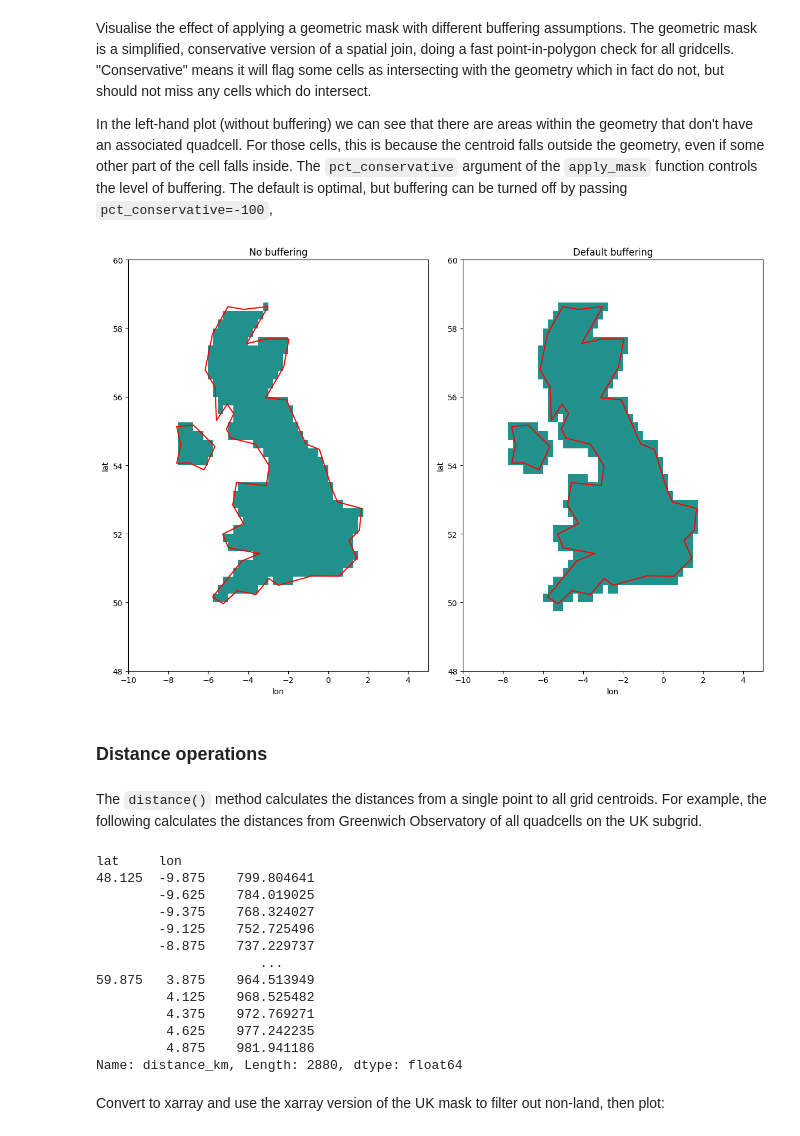
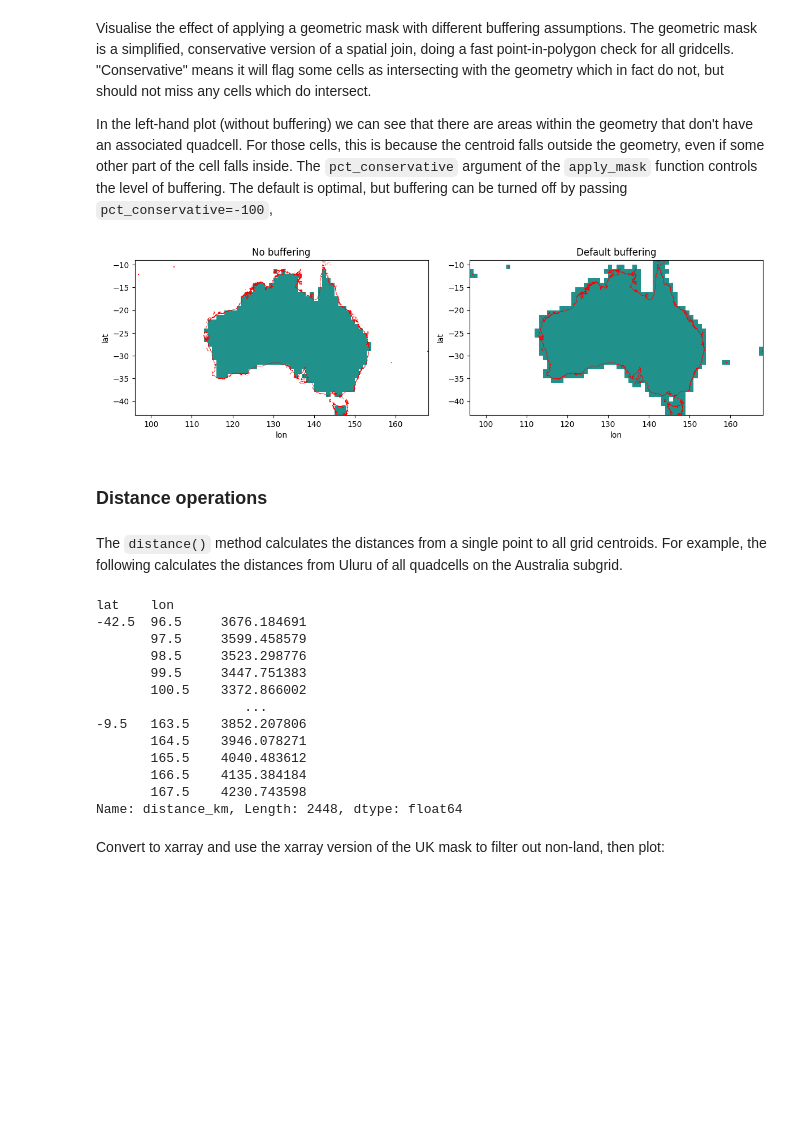
Before and after one commit to MutaharChalmers/quadgrid, a Jupyter notebook: docs/README.ipynb, the cells around one changed output. Saved outputs shown, nothing was run; the diff lists cells and outputs as text; code cells hidden in the pictures; blank space fills up the shorter version.

```diff
--- a/docs/README.ipynb
+++ b/docs/README.ipynb
@@ -37,0 +43,4 @@ uk_geom = world.set_index('iso_a3').loc['GBR','geometry']
+# %%
+path = gds.get_path('abs.australia')
+aus = gpd.read_file(path)
+aus.head(2)
@@ -98,4 +111,4 @@ Make a regional grid over the UK at 0.25$^{\circ}$ resolution:
 # %%
-q25_UK = qg.QuadGrid(0.25, lon_bounds=(-10, 5), lat_bounds=(48, 60))
-q25_UK
+q100_Aus = qg.QuadGrid(1, lon_bounds=(96, 168), lat_bounds=(-43, -9))
+q100_Aus
 # %% [output]
@@ -104,20 +117,22 @@ QuadGrid 0.25 deg | -10<=lon<=5 | 48<=lat<=60
 Visualise the effect of applying a geometric mask with different buffering assumptions. The geometric mask is a simplified, conservative version of a spatial join, doing a fast point-in-polygon check for all gridcells. "Conservative" means it will flag some cells as intersecting with the geometry which in fact do not, but should not miss any cells which do intersect.
 
 In the left-hand plot (without buffering) we can see that there are areas within the geometry that don't have an associated quadcell. For those cells, this is because the centroid falls outside the geometry, even if some other part of the cell falls inside. The `pct_conservative` argument of the `apply_mask` function controls the level of buffering. The default is optimal, but buffering can be turned off by passing `pct_conservative=-100`,
+# %%
+aus_geom = aus.loc[0, 'geometry']
 # %%
 fig, (ax1, ax2) = plt.subplots(1,2, figsize=(12,8))
-q25_UK.apply_mask(poly=uk_geom, pct_conservative=-100)
-q25_UK.to_xarray()['mask'].where(q25_UK.to_xarray()['mask']).plot(ax=ax1, add_colorbar=False)
-world[world['iso_a3']=='GBR'].boundary.plot(ax=ax1, color='r')
+q100_Aus.apply_mask(poly=aus_geom, pct_conservative=-100)
+q100_Aus.to_xarray()['mask'].where(q100_Aus.to_xarray()['mask']).plot(ax=ax1, add_colorbar=False)
+aus.boundary.plot(ax=ax1, color='r', lw=0.5)
 ax1.set_title('No buffering')
-q25_UK.apply_mask(poly=uk_geom, pct_conservative=None)
-q25_UK.to_xarray()['mask'].where(q25_UK.to_xarray()['mask']).plot(ax=ax2, add_colorbar=False)
-world[world['iso_a3']=='GBR'].boundary.plot(ax=ax2, color='r')
+q100_Aus.apply_mask(poly=aus_geom, pct_conservative=None)
+q100_Aus.to_xarray()['mask'].where(q100_Aus.to_xarray()['mask']).plot(ax=ax2, add_colorbar=False)
+aus.boundary.plot(ax=ax2, color='r', lw=0.5)
 ax2.set_title('Default buffering')
 fig.tight_layout();
 # %% [output]
-[figure, old version]
+[figure, new version]
 # %% [markdown]
 ### Distance operations
 # %% [markdown]
-The `distance()` method calculates the distances from a single point to all grid centroids. For example, the following calculates the distances from Greenwich Observatory of all quadcells on the UK subgrid.
+The `distance()` method calculates the distances from a single point to all grid centroids. For example, the following calculates the distances from Uluru of all quadcells on the Australia subgrid.
@@ -124,20 +141,20 @@ The `distance()` method calculates the distances from a single point to all grid
 # %%
-dist = q25_UK.distance(-0.000546, 51.476855)
+dist = q100_Aus.distance(*uluru_lonlat)
 dist
 # %% [output]
-lat     lon
-48.125  -9.875    799.804641
-        -9.625    784.019025
-        -9.375    768.324027
-        -9.125    752.725496
-        -8.875    737.229737
-                     ...
-59.875   3.875    964.513949
-         4.125    968.525482
-         4.375    972.769271
-         4.625    977.242235
-         4.875    981.941186
-Name: distance_km, Length: 2880, dtype: float64
+lat    lon
+-42.5  96.5     3676.184691
+       97.5     3599.458579
+       98.5     3523.298776
+       99.5     3447.751383
+       100.5    3372.866002
+                   ...
+-9.5   163.5    3852.207806
+       164.5    3946.078271
+       165.5    4040.483612
+       166.5    4135.384184
+       167.5    4230.743598
+Name: distance_km, Length: 2448, dtype: float64
 # %% [markdown]
 Convert to xarray and use the xarray version of the UK mask to filter out non-land, then plot:
 # %%
```
Also changed, not shown: parts of 22 cells of this notebook.
